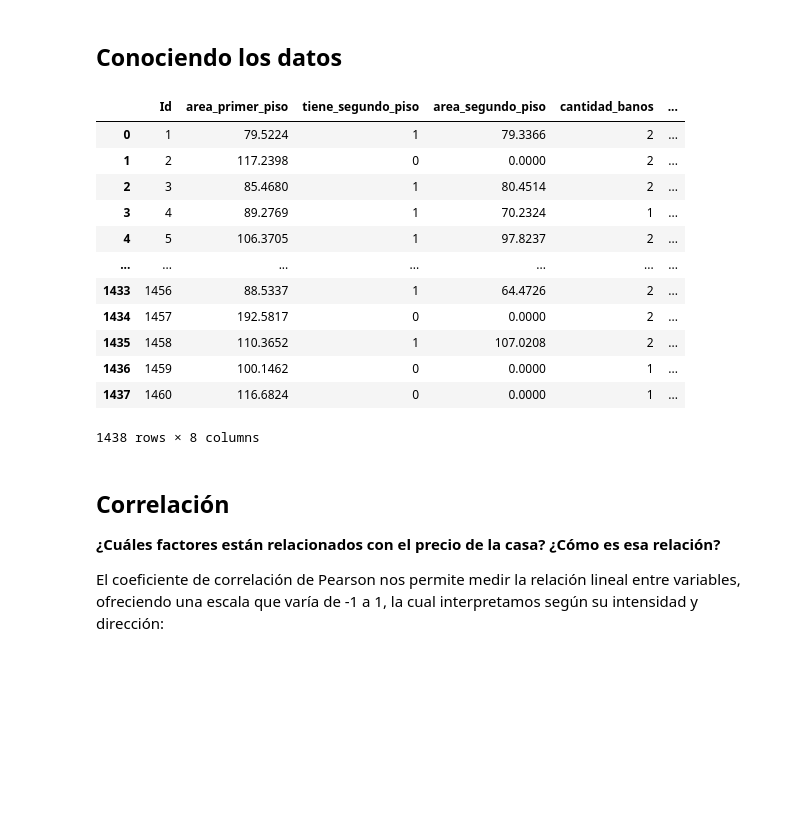
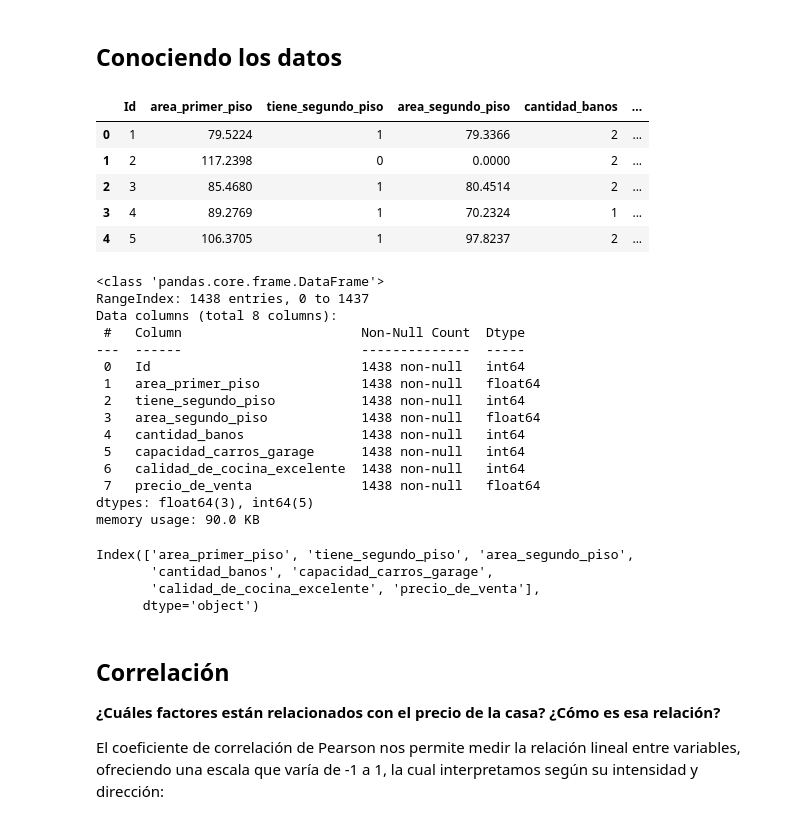
Before and after one commit to Cesar-Curitol/Relajaciones_con_regresion_lineal, a Jupyter notebook: precios_de_inmuebles_regresion_lineal.ipynb, the cells around one changed output. Saved outputs shown, nothing was run; the diff lists cells and outputs as text; code cells hidden in the pictures; blank space fills up the shorter version.

```diff
--- a/precios_de_inmuebles_regresion_lineal.ipynb
+++ b/precios_de_inmuebles_regresion_lineal.ipynb
@@ -20,24 +20,46 @@ Base de datos simplificada e inspirada en [House Prices](https://www.kaggle.com/
 # %%
 #Leyendo los datos
 import pandas as pd
-datos = pd.read_csv ('/content/precios_casas.csv')
-datos
+
+url = "https://raw.githubusercontent.com/Cesar-Curitol/Relajaciones_con_regresion_lineal/refs/heads/main/precios_casas.csv"
+datos = pd.read_csv(url)
+
+# Muestra las primeras filas
+datos.head()
 # %% [output]
 |  | Id | area_primer_piso | tiene_segundo_piso | area_segundo_piso | cantidad_banos | ... |
 | 0 | 1 | 79.5224 | 1 | 79.3366 | 2 | ... |
 | 1 | 2 | 117.2398 | 0 | 0.0000 | 2 | ... |
 | 2 | 3 | 85.4680 | 1 | 80.4514 | 2 | ... |
 | 3 | 4 | 89.2769 | 1 | 70.2324 | 1 | ... |
 | 4 | 5 | 106.3705 | 1 | 97.8237 | 2 | ... |
-| ... | ... | ... | ... | ... | ... | ... |
-| 1433 | 1456 | 88.5337 | 1 | 64.4726 | 2 | ... |
-| 1434 | 1457 | 192.5817 | 0 | 0.0000 | 2 | ... |
-| 1435 | 1458 | 110.3652 | 1 | 107.0208 | 2 | ... |
-| 1436 | 1459 | 100.1462 | 0 | 0.0000 | 1 | ... |
-| 1437 | 1460 | 116.6824 | 0 | 0.0000 | 1 | ... |
-1438 rows × 8 columns
 # %%
 #Cuáles factores fueron colectados
+datos.info()
+# %% [output]
+<class 'pandas.core.frame.DataFrame'>
+RangeIndex: 1438 entries, 0 to 1437
+Data columns (total 8 columns):
+ #   Column                       Non-Null Count  Dtype
+---  ------                       --------------  -----
+ 0   Id                           1438 non-null   int64
+ 1   area_primer_piso             1438 non-null   float64
+ 2   tiene_segundo_piso           1438 non-null   int64
+ 3   area_segundo_piso            1438 non-null   float64
+ 4   cantidad_banos               1438 non-null   int64
+ 5   capacidad_carros_garage      1438 non-null   int64
+ 6   calidad_de_cocina_excelente  1438 non-null   int64
+ 7   precio_de_venta              1438 non-null   float64
+dtypes: float64(3), int64(5)
+memory usage: 90.0 KB
+# %%
+datos = datos.drop(columns='Id')
+datos.columns
+# %% [output]
+Index(['area_primer_piso', 'tiene_segundo_piso', 'area_segundo_piso',
+       'cantidad_banos', 'capacidad_carros_garage',
+       'calidad_de_cocina_excelente', 'precio_de_venta'],
+      dtype='object')
 # %% [markdown]
 ## Correlación
 
```
